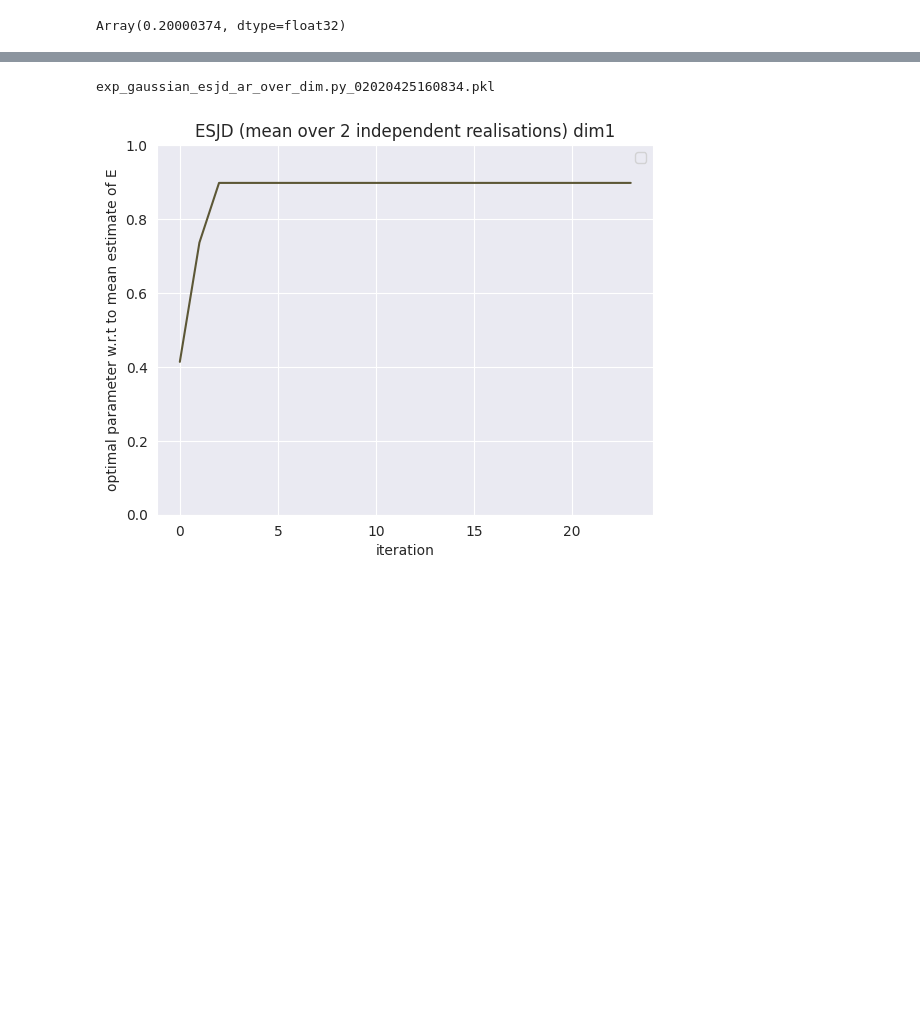
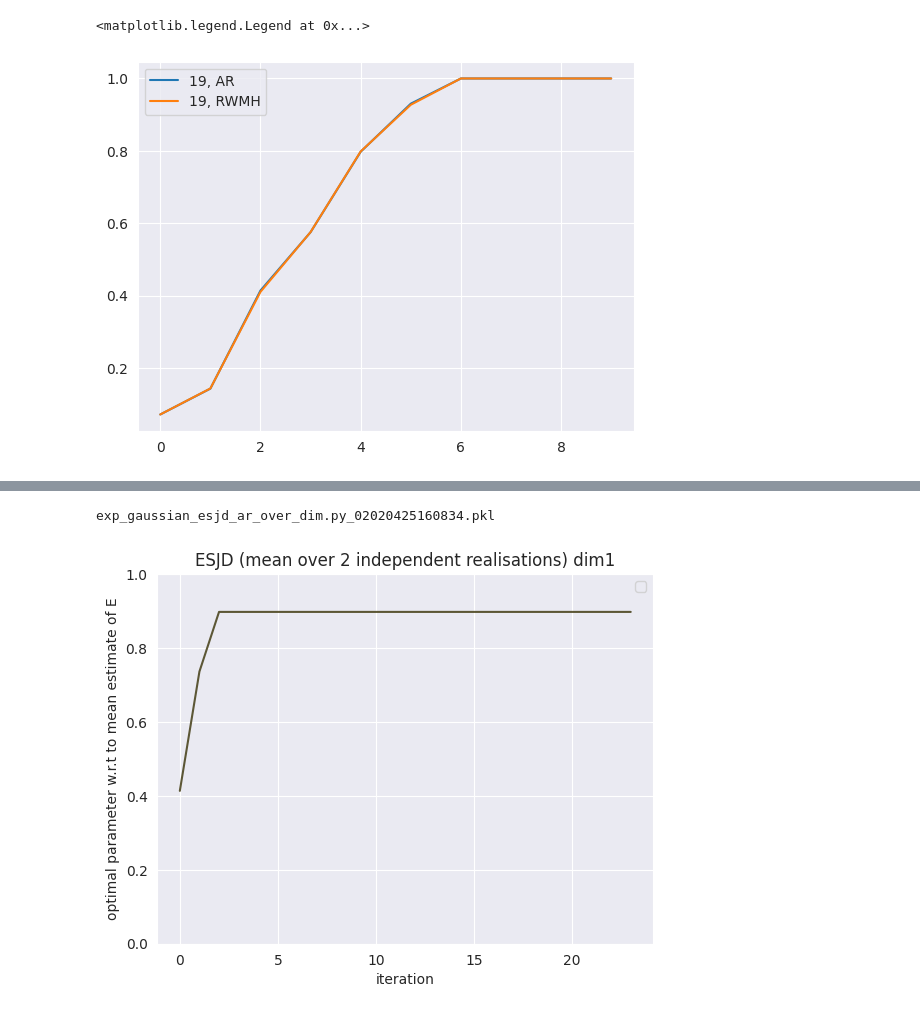
Before and after one commit to ylefay/adaptive_smc_tempering, a Jupyter notebook: adaptive_smc/experiments/read.ipynb, the cells around one changed output, grey strips where cells are left out. Saved outputs shown, nothing was run; the diff lists cells and outputs as text; code cells hidden in the pictures; blank space fills up the shorter version.

```diff
--- a/adaptive_smc/experiments/read.ipynb
+++ b/adaptive_smc/experiments/read.ipynb
@@ -53,0 +72,7 @@ plt.legend()
+# %%
+plt.plot(np.mean([np.mean(PKLs[idx]['res'][6], axis=0) for idx in list_idx_ar], axis=0)[:10], label=f'{idx}, AR')
+plt.plot(np.mean([np.mean(PKLs[idx]['res'][6], axis=0) for idx in list_idx_rwmh], axis=0)[:10], label=f'{idx}, RWMH')
+plt.legend()
+# %% [output]
+<matplotlib.legend.Legend at 0x...>
+[figure, added]
@@ -54,4 +84,8 @@ plt.legend()
 # %%
-PKLs[0]['res'][0][:,-1,...].std()
+list_idx_rwmh = []
+list_idx_ar = []
+for i in range(n):
+    if 'gamma' in PKLs[i]['config']['proposal']:
+        list_idx_rwmh.append(i)
+    else:
+        list_idx_ar.append(i)
-# %% [output]
-Array(0.20000374, dtype=float32)
```
Also changed, not shown: parts of 10 cells of this notebook, 6 other files.
